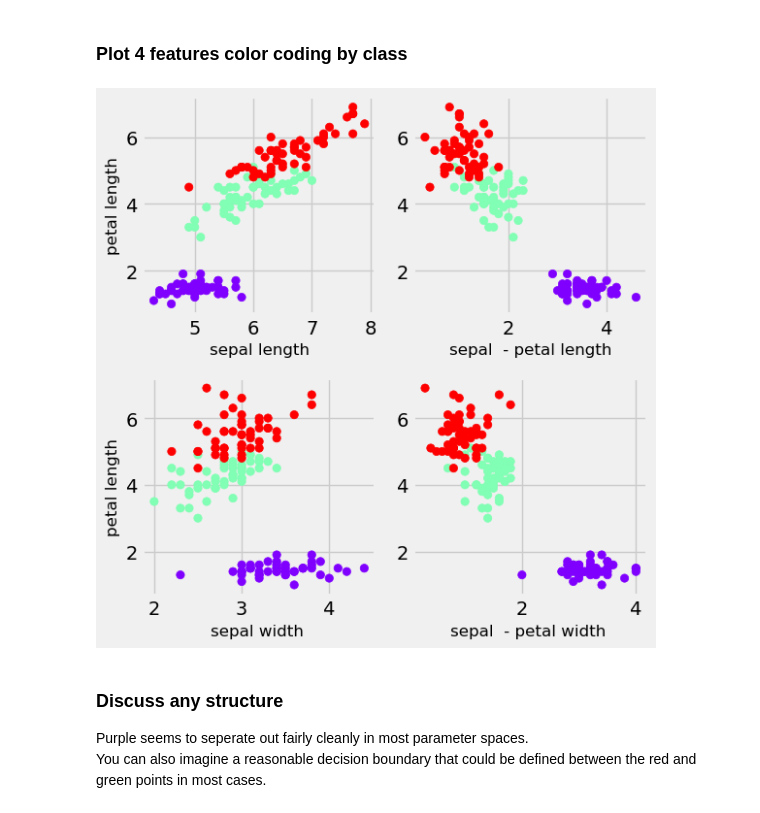
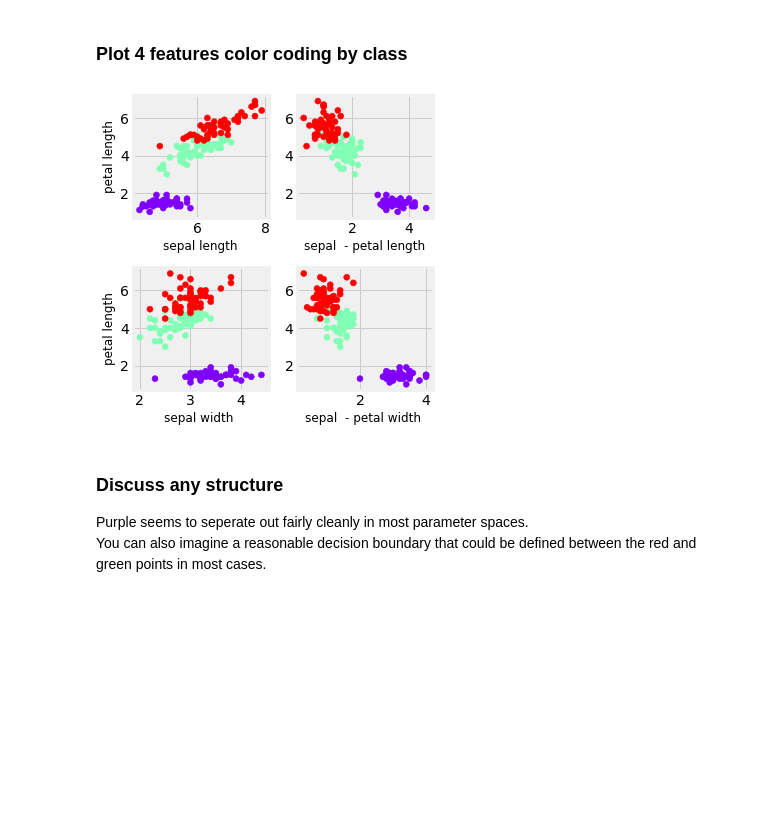
Before and after one commit to AstroLudwig/MachineLearningClass, a Jupyter notebook: DimensionalityReduction/Decomposition.ipynb, the cells around one changed output. Drawn from its saved outputs; the diff is of its cells as text; code cells hidden in the pictures; blank space fills up the shorter version.

```diff
--- a/DimensionalityReduction/Decomposition.ipynb
+++ b/DimensionalityReduction/Decomposition.ipynb
@@ -44,32 +43,30 @@ array(['setosa', 'versicolor', 'virginica'], dtype='<U10')
 # %% [markdown]
 ### Plot 4 features color coding by class
 # %%
-f, axes = plt.subplots(2,2,figsize=(6,6))
+f, axes = plt.subplots(2,2,figsize=(5,5))
 plt.style.use("fivethirtyeight")
 cmap="rainbow"; fs =12
-#labels = iris["target_names"][iris["target"]]
 labels = iris["target_names"]
 # Sepal Width 1 vs Sepal Length 0
 axes[0,0].scatter(iris["data"][:,0],iris["data"][:,2],c=iris["target"],cmap=cmap,label=labels)
 axes[0,0].set_xlabel(iris["feature_names"][0][:12],fontsize=fs);
 axes[0,0].set_ylabel(iris["feature_names"][2][:12],fontsize=fs)
 # Sepal Width 1 vs Sepal - Petal Length 0 - 2
 axes[0,1].scatter(iris["data"][:,0]-iris["data"][:,2],iris["data"][:,2],c=iris["target"],cmap=cmap,label=labels)
 axes[0,1].set_xlabel(iris["feature_names"][0][:6]+" - "+iris["feature_names"][2][:12],fontsize=fs)
 #axes[0,1].set_ylabel(iris["feature_names"][1][:12],fontsize=fs)
 # Petal Length 2 vs Sepal Width 1
 axes[1,0].scatter(iris["data"][:,1],iris["data"][:,2],c=iris["target"],cmap=cmap,label=labels)
 axes[1,0].set_xlabel(iris["feature_names"][1][:12],fontsize=fs);
 axes[1,0].set_ylabel(iris["feature_names"][2][:12],fontsize=fs)
 # Petal Length 2 vs Sepal - Petal Width 1 - 3
 axes[1,1].scatter(iris["data"][:,1]-iris["data"][:,3],iris["data"][:,2],c=iris["target"],cmap=cmap,label=labels)
 axes[1,1].set_xlabel(iris["feature_names"][1][:6]+" - "+iris["feature_names"][3][:12],fontsize=fs)
-#axes[1,1].set_ylabel(iris["feature_names"][2][:12],fontsize=fs)
 
-#plt.legend(loc='best', shadow=False, scatterpoints=1)
+f.patch.set_facecolor('white')
 plt.tight_layout()
 # %% [output]
-[figure, old version]
+[figure, new version]
 # %% [markdown]
 ### Discuss any structure
 
```
Also changed, not shown: parts of 3 cells of this notebook, 6 other files.
